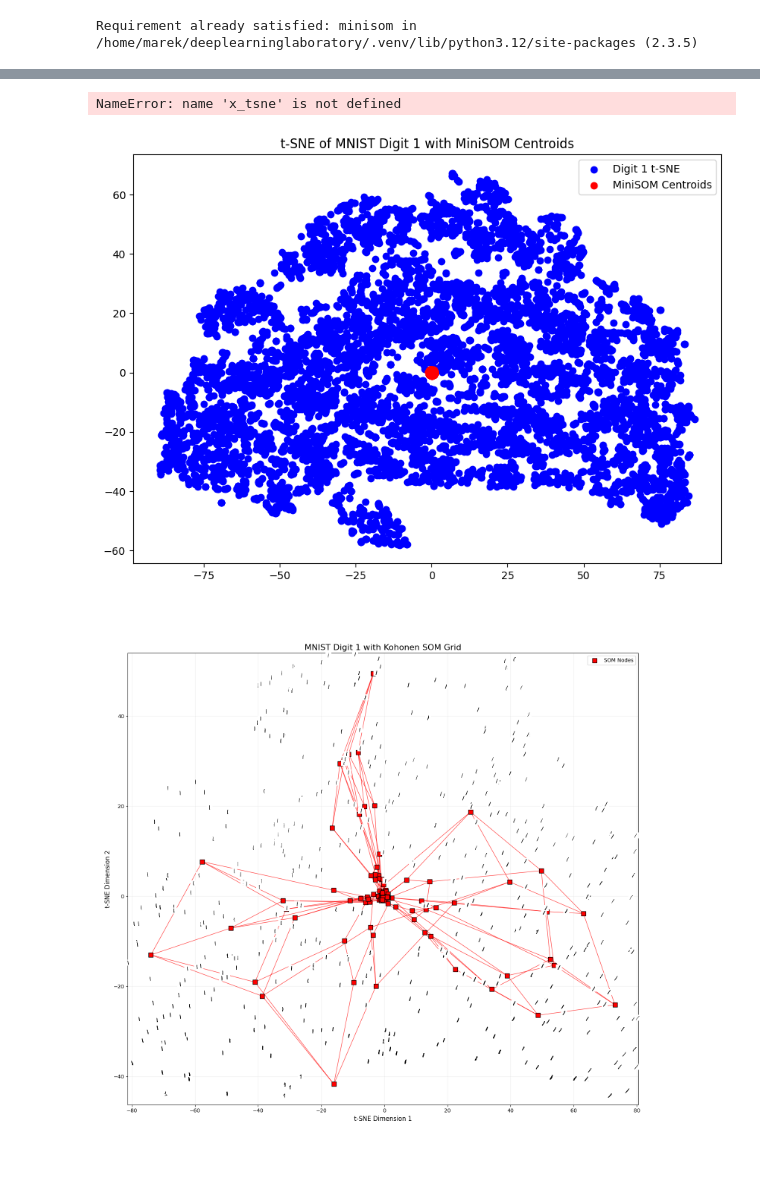
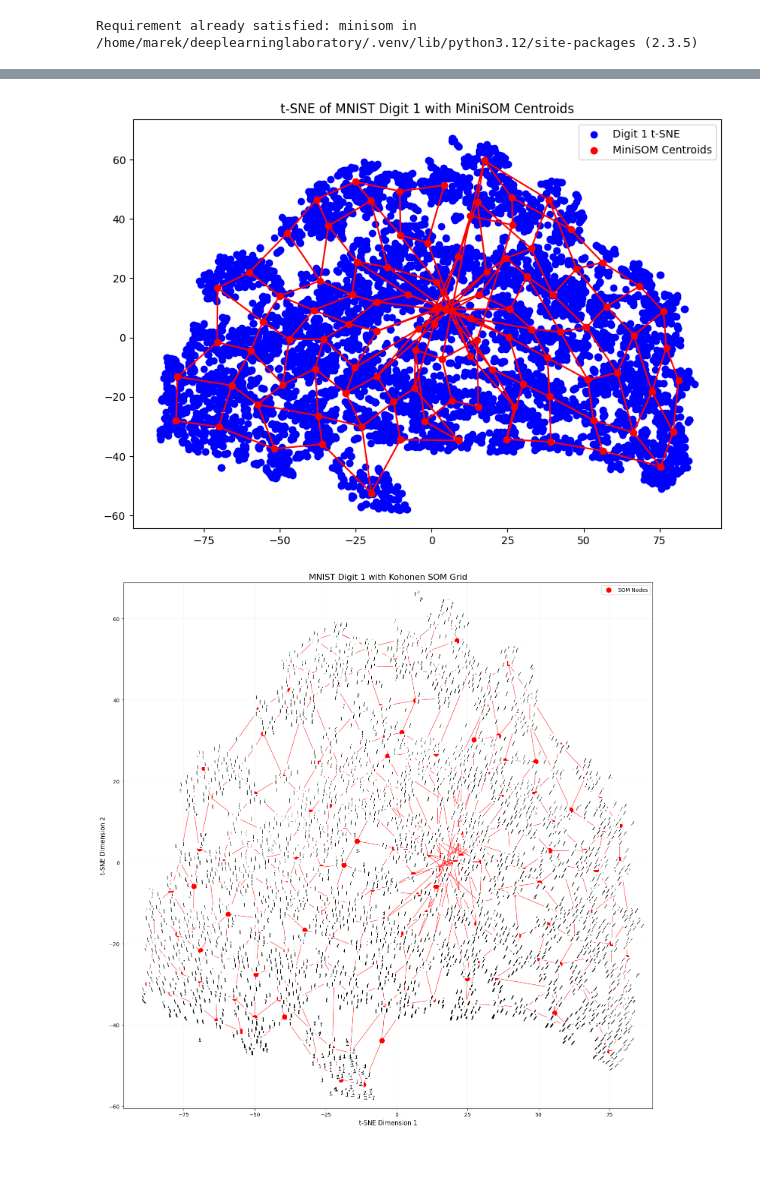
Before and after one commit to marekpiotradamczyk/deeplearninglaboratory, a Jupyter notebook: 1_kohonen_map/kohonenSCRATCH.ipynb, the cells around one changed output, grey strips where cells are left out. Cells and saved outputs as stored; diff of their text form; code cells hidden in the pictures.

```diff
--- a/1_kohonen_map/kohonenSCRATCH.ipynb
+++ b/1_kohonen_map/kohonenSCRATCH.ipynb
@@ -61,6 +61,11 @@ data_points.shape
 # %%
-density_sample = np.random.uniform(0,100, (100, 2))
-for i in range(10):
-    for j in range(10):
-        density_sample[10*i+j,0] = i + np.random.randn(1)*0.01
-        density_sample[10*i+j,1] = j + np.random.randn(1)*0.01
+
+def grid_topology_sample(r, c):
+    density_sample = np.random.uniform(0,0.01, (r*c, 2))
+    for i in range(r):
+        for j in range(c):
+            density_sample[c*i+j,0] = i + np.random.randn(1)*0.01
+            density_sample[c*i+j,1] = j + np.random.randn(1)*0.01
+    return density_sample
+
+density_sample = grid_topology_sample(44,1)
@@ -336,9 +323,7 @@ from minisom import MiniSom
 
 som_size = 10  # For simplicity, we'll use a 5x5 grid. Adjust as needed.
 som = MiniSom(som_size, som_size, 2, sigma=1.0, learning_rate=0.5)
-som.train_random(x_tsne, 10000)
+som.train_random(X_tsne, 10000)
-# %% [output]
-NameError: name 'x_tsne' is not defined
 # %%
 # Step 4: Scatterplot t-SNE results
 plt.figure(figsize=(10, 7))
@@ -363,7 +348,7 @@ plt.legend()
 plt.title('t-SNE of MNIST Digit 1 with MiniSOM Centroids')
 plt.show()
 # %% [output]
-[figure, old version]
+[figure, new version]
 # %%
 import numpy as np
 import matplotlib.pyplot as plt
@@ -381,12 +366,15 @@ X_ones = X[y == DIGIT]
 # Perform t-SNE dimensionality reduction
 tsne = TSNE(n_components=2, random_state=42)
 X_tsne = tsne.fit_transform(X_ones)
+# %%
+# Train SOM on t-SNE embeddings
+som_size = 16
+som = MiniSom(som_size, som_size, 2, sigma=1.0, learning_rate=0.5)
+# %%
+
+som.train_random(X_tsne, 10000)  # 10,000 iterationsCfwfwkxxsb4a
 # %%
 
-# Train SOM on t-SNE embeddings
-som_size = 10
-som = MiniSom(som_size, som_size, 2, sigma=1.0, learning_rate=0.5)
-som.train_random(X_tsne, 100)  # 10,000 iterations
 
 def plot_mnist_with_som(X_mnist, X_embed, som, som_size, subset_size=500):
     """
@@ -421,33 +409,33 @@ def plot_mnist_with_som(X_mnist, X_embed, som, som_size, subset_size=500):
             if j+1 < som_size:  # Horizontal connections
                 idx1 = i*som_size + j
                 idx2 = i*som_size + (j+1)
                 ax.plot([weights_flat[idx1, 0], weights_flat[idx2, 0]],
                         [weights_flat[idx1, 1], weights_flat[idx2, 1]],
                         'r-', alpha=0.7, linewidth=1, zorder=1)
 
     # Plot SOM nodes (behind digits)
     ax.scatter(weights_flat[:, 0], weights_flat[:, 1],
-               c='red', s=80, marker='s', edgecolor='black',
+               c='red', s=80, marker='o', edgecolor='red',
                label='SOM Nodes', zorder=2)
 
     # Plot MNIST digits (on top)
     for i in random_indices:
         digit_img = X_mnist[i].reshape(28, 28)
         img = OffsetImage(digit_img, zoom=0.4, cmap='binary')
         ab = AnnotationBbox(img, (X_embed[i, 0], X_embed[i, 1]),
                             frameon=False, pad=0.0)
         ax.add_artist(ab)
 
     # Enhancements
     ax.set_title(f'MNIST Digit {DIGIT} with Kohonen SOM Grid', fontsize=16)
     ax.set_xlabel('t-SNE Dimension 1', fontsize=12)
     ax.set_ylabel('t-SNE Dimension 2', fontsize=12)
     ax.legend(loc='upper right')
     plt.grid(alpha=0.2)
     plt.tight_layout()
     plt.show()
 
 # Generate the visualization
-plot_mnist_with_som(X_ones, X_tsne, som, som_size, subset_size=500)
+plot_mnist_with_som(X_ones, X_tsne, som, som_size, subset_size=5000)
 # %% [output]
-[figure, old version]
+[figure, new version]
```
Also changed, not shown: parts of 12 cells of this notebook, 3 other files.
